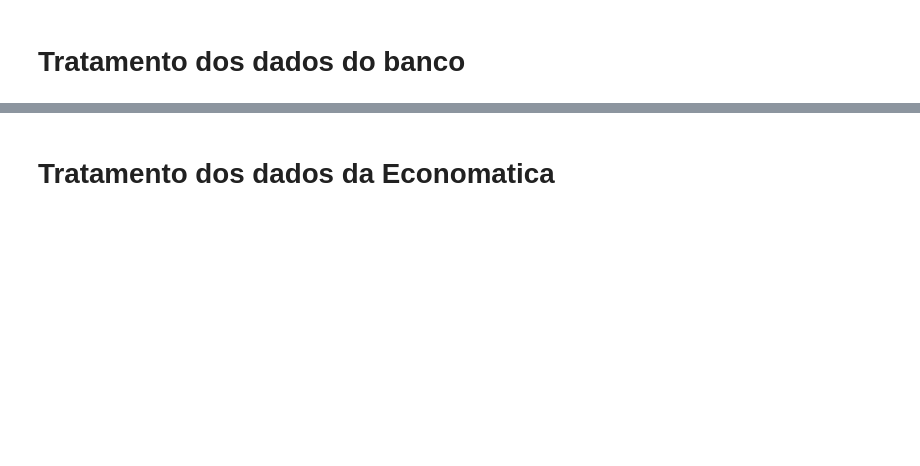
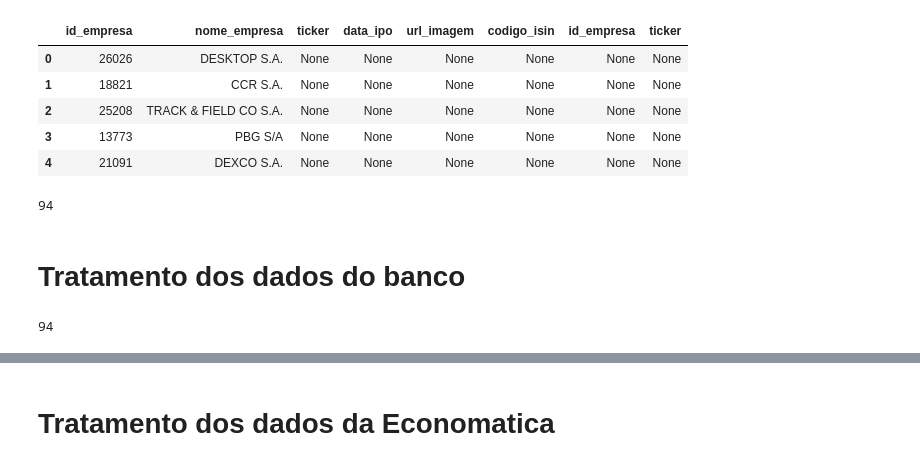
Before and after one commit to Strke12i/b3_indicators, a Jupyter notebook: data_analysis/indicadores_analise.ipynb, the cells around one changed output, grey strips where cells are left out. Cells and saved outputs as stored; diff of their text form; code cells hidden in the pictures; blank space fills up the shorter version.

```diff
--- a/data_analysis/indicadores_analise.ipynb
+++ b/data_analysis/indicadores_analise.ipynb
@@ -34,0 +34,2 @@ print(execute_query("select count(*) from dados_relatorio"))
+# %%
+empresas_selecionadas = pd.read_csv("empresas_selecionadas_100.csv")
@@ -34,0 +45,3 @@ print(execute_query("select count(*) from dados_relatorio"))
+# %%
+code_cvms = empresas_selecionadas['codeCVM'].unique()
+print(len(code_cvms))
@@ -34,0 +50,5 @@ print(execute_query("select count(*) from dados_relatorio"))
+# %%
+query = "SELECT * FROM empresa LEFT JOIN ticker ON empresa.id_empresa = ticker.id_empresa WHERE empresa.id_empresa IN ({})".format(','.join(map(str, code_cvms)))
+result = execute_query(query)
+# %%
+df_empresas = pd.DataFrame(result)
@@ -34,0 +79,9 @@ print(execute_query("select count(*) from dados_relatorio"))
+# %%
+df_empresas.head()
+# %% [output]
+|  | id_empresa | nome_empresa | ticker | data_ipo | url_imagem | codigo_isin | id_empresa | ticker |
+| 0 | 26026 | DESKTOP S.A. | None | None | None | None | None | None |
+| 1 | 18821 | CCR S.A. | None | None | None | None | None | None |
+| 2 | 25208 | TRACK & FIELD CO S.A. | None | None | None | None | None | None |
+| 3 | 13773 | PBG S/A | None | None | None | None | None | None |
+| 4 | 21091 | DEXCO S.A. | None | None | None | None | None | None |
@@ -35,3 +90,7 @@ print(execute_query("select count(*) from dados_relatorio"))
+# %%
+df_tickers_final['codeCVM'].nunique()
+# %% [output]
+94
 # %% [markdown]
 # Tratamento dos dados do banco
 # %%
@@ -47,5 +106,10 @@ ids = {
     'CMIG': 2453,
     'TOTS': 19992
 }
+# %%
+code_cvm = df_tickers_final['codeCVM'].unique()
+len(code_cvm)
+# %% [output]
+94
 # %%
 df_banco = pd.read_sql_query(
```
Also changed, not shown: parts of 43 cells of this notebook, 16 other files.
